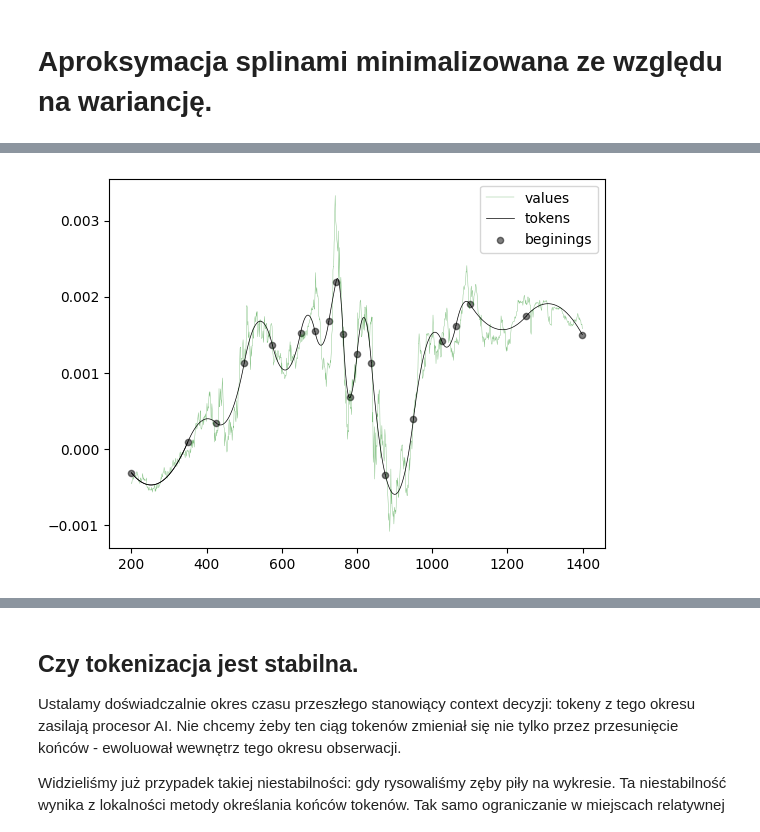
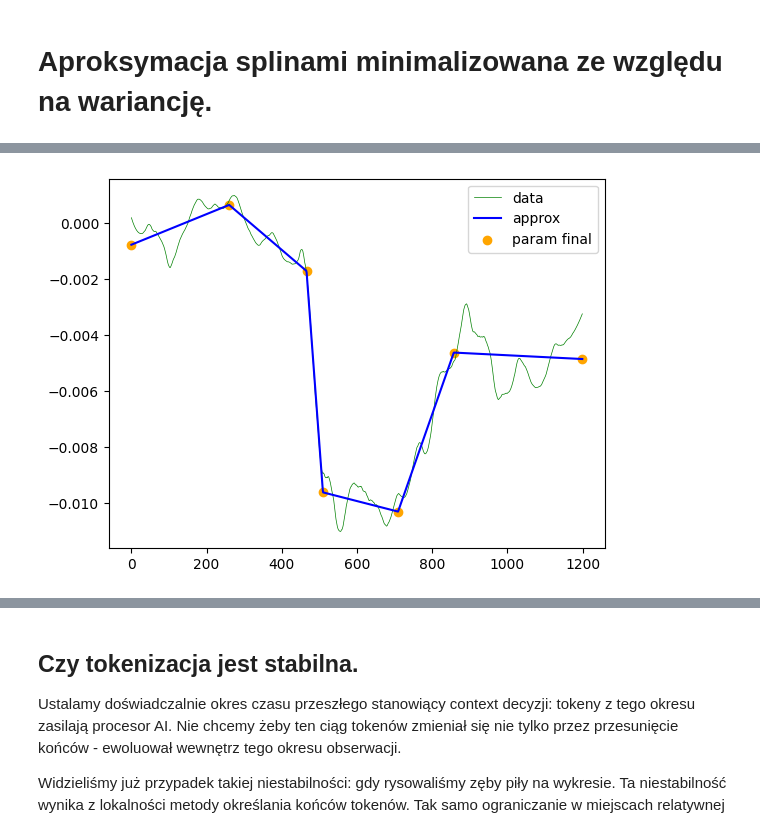
Before and after one commit to stefanzarembinski/szx81, a Jupyter notebook: src/parser_splitlines.ipynb, the cells around one changed output, grey strips where cells are left out. Drawn from its saved outputs; the diff is of its cells as text; code cells hidden in the pictures.

```diff
--- a/src/parser_splitlines.ipynb
+++ b/src/parser_splitlines.ipynb
@@ -69,0 +34,13 @@ plt.show()
+# %%
+spline_order = 2
+approx_acc = 5e-5
+
+shift = 0
+length = 1200
+limits = (0 + shift, length + shift)
+shift = 0
+value = td.VALUE[limits[0]: limits[1]]
+cndl_count = np.arange(*limits, dtype='float64')
+
+savgol_filter = co.Savgol_filter(window=50, order=3)
+filtered_savgol = savgol_filter.filter(value)
@@ -87,76 +72,27 @@ def power_spectrum(values, freq=0, filter=False):
         log_powers = log_powers_filtered
     return freqencies, log_powers, 10 ** log_power
 
-filter = Savgol_filter(window=50, order=2)
+filter = co.Savgol_filter(window=50, order=2)
+filtered = filter.filter(value)
 
-def splines(limits=(0,1200), shift=0,
-            filter=filter,
-            k=spline_order, s=approx_acc):
+piecewise = ls.LeastSq(ls.Splines(cndl_count, filtered, scale_x=1.e-5, number_pieces=5, k=1) )
+piecewise.run()
+print(p)
+clazz = piecewise.func_class
 
-    data = all_data[limits[0] + shift: limits[1] + shift]
-    time = [i + shift for i in range(len(data))]
-    value = [values[1][0] for values in data]
+plt.plot(cndl_count, filtered, color='green', label='data', linewidth='0.5')
+plt.plot(cndl_count, clazz.approx(cndl_count), color='blue', label='approx')
+plt.scatter(*clazz.knots(), color='orange', label='param final')
 
-    filtered = None
-    if filter is None:
-        bspl = splrep(time, value, k=k, s=s)
-    else:
-        filtered = filter.filter(value)
-        bspl = splrep(time, filtered, k=k, s=s)
+# freqencies, log_powers, power = power_spectrum(value, freq=0.3, filter=True)
+# if freqencies is not None:
+#     print(f'{power:1.1e}')
+#     plt.plot(freqencies, log_powers, label='values')
 
-    poly = scipy.interpolate.PPoly.from_spline(bspl)
-    coefs = poly.c.T
-    knots = poly.x
-    intervals = [((knots[i], knots[i+1]), coefs[i]) for i in range(k, len(knots) - (k))]
-
-    return intervals, time, value, filtered
-
-def plot_splines(intervals=None, time=None, value=None, filtered=None, color='black', show=True):
-
-    if (time is not None) and (value is not None):
-        plt.plot(time, value, label='values', color='green', linewidth=0.3, alpha=0.5)
-    if (time is not None) and (filtered is not None):
-        plt.plot(time, filtered, label='filtered', color='blue', linewidth=5, alpha=0.3)
-
-    if intervals is not None:
-        _xx = []
-        _yy = []
-        first = True
-        for interval in intervals:
-            polynomial = np.poly1d(interval[1])
-            _xx.append(interval[0][0])
-            _yy.append(polynomial(0))
-
-            xx = [_ for _ in range(int(interval[0][0]), int(interval[0][1]) + 1)]
-            yy = [polynomial(_ - interval[0][0]) for _ in xx]
-            if first:
-                plt.plot(xx, yy, label='tokens', linewidth=0.5, color=color, alpha=1)
-                first = False
-            plt.plot(xx, yy, linewidth=0.5, color=color, alpha=1)
-
-        plt.scatter(_xx, _yy, label='beginings', color=color, marker='o', s=20, alpha=0.5)
-
-    if not show:
-        return
-    if ((value is not None) and (time is not None)) or (filtered is not None) or (intervals is not None):
-        plt.legend()
-        plt.show()
-
-intervals, time, value, filtered = splines(
-    limits=(0,1200), shift=200,
-    k=2, s=5e-5
-    )
-plot_splines(intervals, time, value)
-
-freqencies, log_powers, power = power_spectrum(value, freq=0.3, filter=True)
-if freqencies is not None:
-    print(f'{power:1.1e}')
-    plt.plot(freqencies, log_powers, label='values')
-
-freqencies, log_powers, power = power_spectrum(filtered, freq=0.3, filter=False)
-if freqencies is not None:
-    print(f'{power:1.1e}')
-    plt.plot(freqencies, log_powers, label='filtered')
+# freqencies, log_powers, power = power_spectrum(filtered, freq=0.3, filter=False)
+# if freqencies is not None:
+#     print(f'{power:1.1e}')
+#     plt.plot(freqencies, log_powers, label='filtered')
 
 plt.legend()
 plt.show()
@@ -164 +104 @@ plt.show()
-[figure, old version]
+[figure, new version]
```
Also changed, not shown: parts of 10 cells of this notebook, 3 other files.
